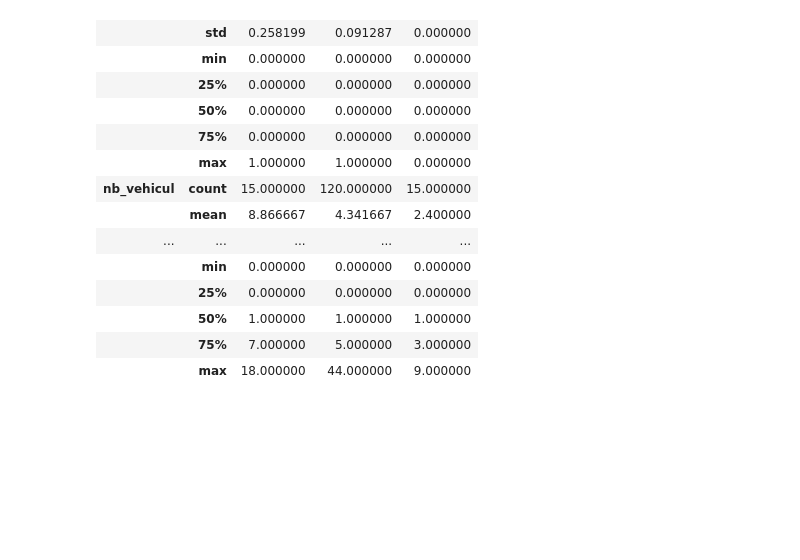
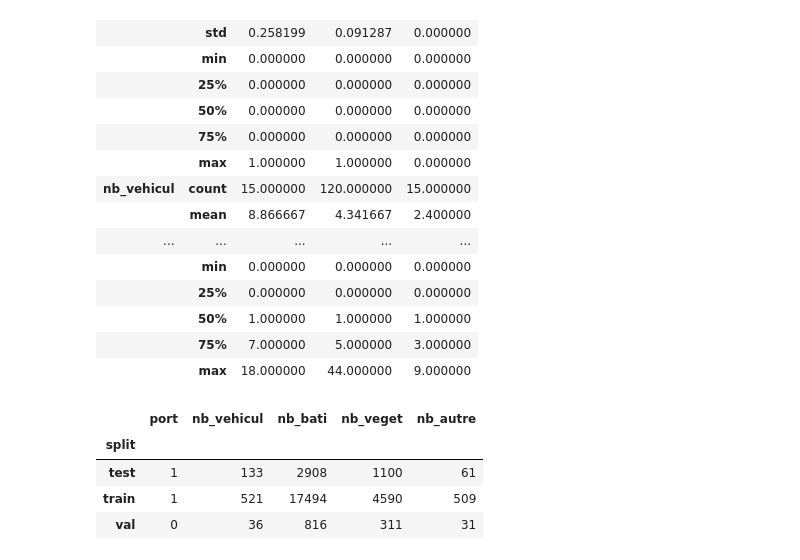
Before and after one commit to IGNF/myria3d, a Jupyter notebook: notebooks/5.0-cga-describe-dataset.ipynb, the cells around one changed output. Drawn from its saved outputs; the diff is of its cells as text; code cells hidden in the pictures; blank space fills up the shorter version.

```diff
--- a/notebooks/5.0-cga-describe-dataset.ipynb
+++ b/notebooks/5.0-cga-describe-dataset.ipynb
@@ -24,3 +24,11 @@ desc
 |  | 50% | 1.000000 | 1.000000 | 1.000000 |
 |  | 75% | 7.000000 | 5.000000 | 3.000000 |
 |  | max | 18.000000 | 44.000000 | 9.000000 |
+# %%
+df_split.groupby("split").sum()
+# %% [output]
+|  | port | nb_vehicul | nb_bati | nb_veget | nb_autre |
+| split |  |  |  |  |  |
+| test | 1 | 133 | 2908 | 1100 | 61 |
+| train | 1 | 521 | 17494 | 4590 | 509 |
+| val | 0 | 36 | 816 | 311 | 31 |
```
Also changed, not shown: parts of 13 cells of this notebook.
